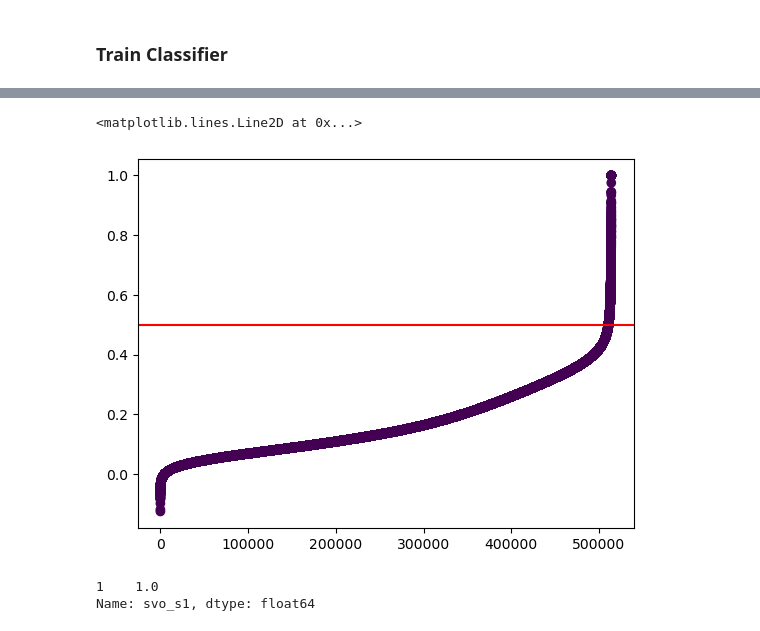
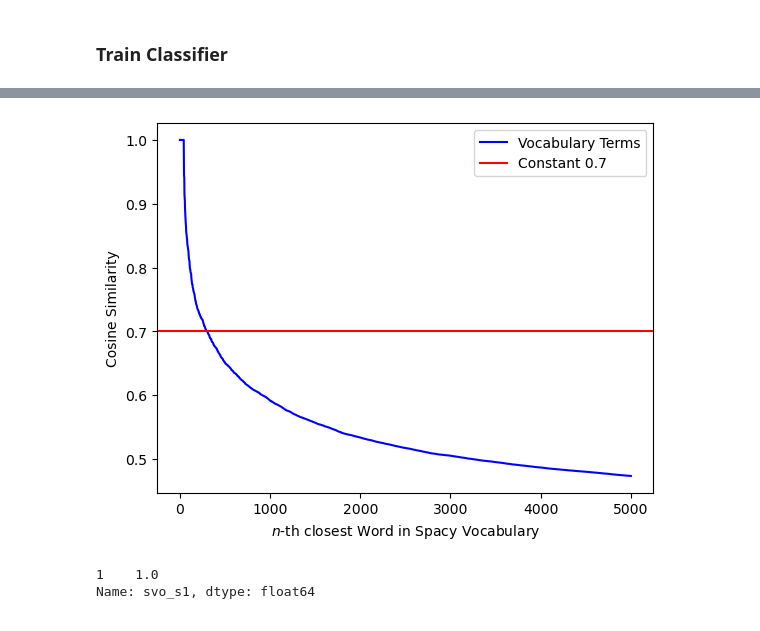
Before and after one commit to Marbr987/Hypothesis_Driven_Analysis_of_Self_Rationalising_Models, a Jupyter notebook: 02_Extract_Subphrases/extract_subphrases.ipynb, the cells around one changed output, grey strips where cells are left out. Saved outputs shown, nothing was run; the diff lists cells and outputs as text; code cells hidden in the pictures.

```diff
--- a/02_Extract_Subphrases/extract_subphrases.ipynb
+++ b/02_Extract_Subphrases/extract_subphrases.ipynb
@@ -119,12 +97,16 @@ res = res.reset_index()
 res = res.drop(["index"], axis=1)
 all_terms = all_terms.reset_index()
 all_terms = all_terms.drop(["index"], axis=1)
-# %%
-plt.scatter(range(len(res)), np.sort(res[0]), c=label)
-plt.axhline(y=0.7, color="red")
-# %% [output]
-<matplotlib.lines.Line2D at 0x...>
-[figure, removed]
+# %%
+x = np.sort(res[0])[-5000:]
+plt.plot(np.arange(len(x), 0, -1), x, c="blue", label="Vocabulary Terms")
+plt.axhline(y=0.7, color="red", label="Constant 0.7")
+plt.legend()
+plt.xlabel("$n$-th closest Word in Spacy Vocabulary")
+plt.ylabel("Cosine Similarity")
+plt.savefig("cosine_similarity_top5000.pdf")
+# %% [output]
+[figure, added]
 # %%
 def cosine_sim(v1, v2):
 	return np.dot(v1, v2)  / (np.linalg.norm(v1) * np.linalg.norm(v2))
```
Also changed, not shown: parts of 9 cells of this notebook, 3 other files.
